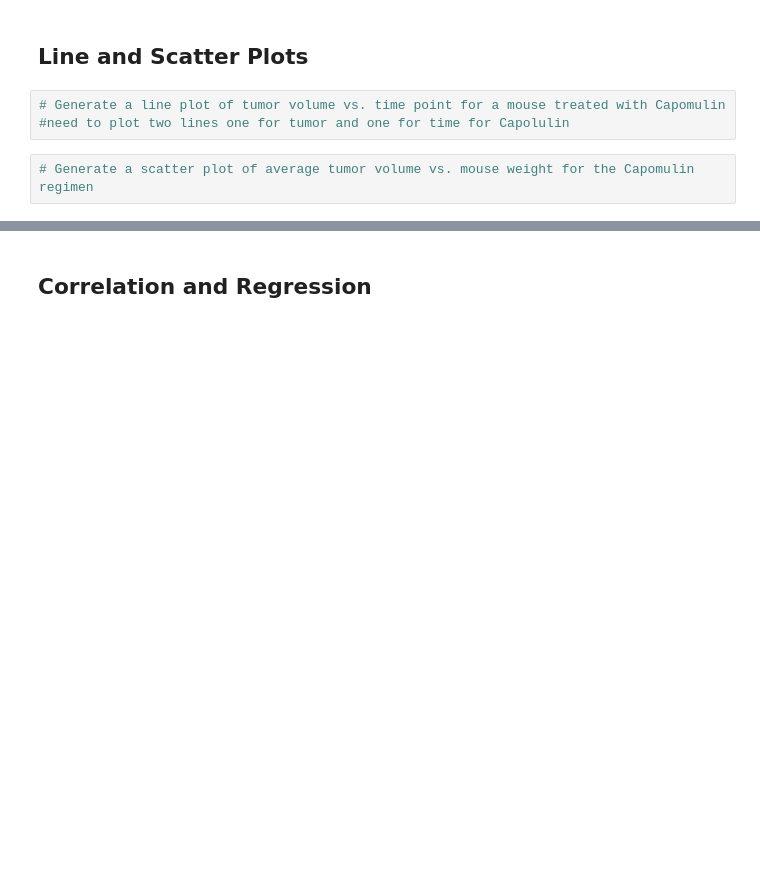
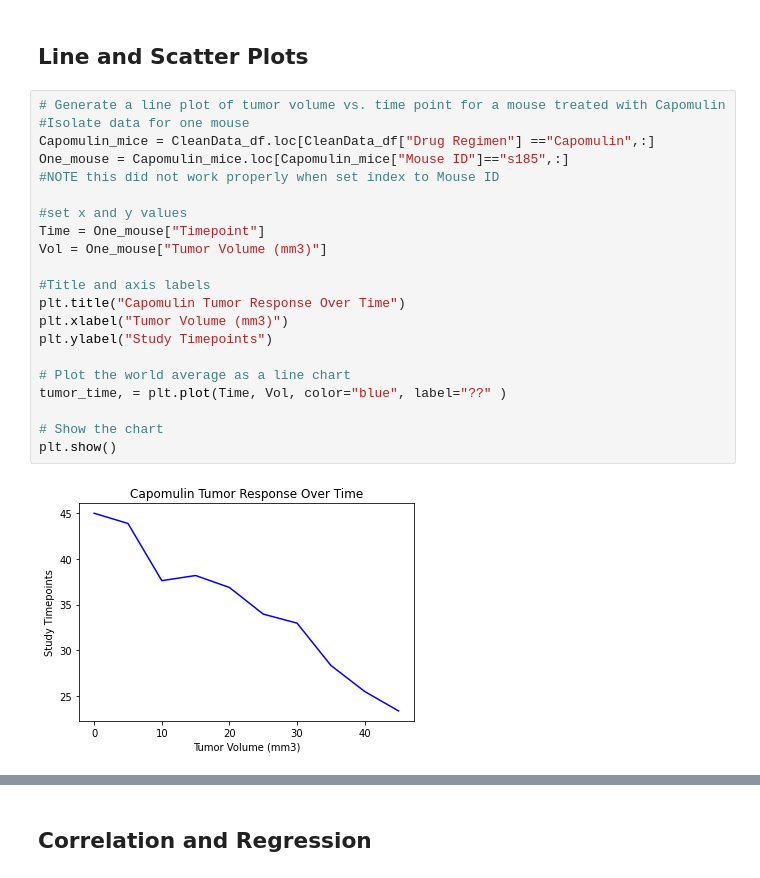
Before and after one commit to KManthey/Matplotlib-challenge, a Jupyter notebook: Pymaceuticals/pymaceuticals_challenge.ipynb, the cells around one changed output, grey strips where cells are left out. Drawn from its saved outputs; the diff is of its cells as text; blank space fills up the shorter version.

```diff
--- a/Pymaceuticals/pymaceuticals_challenge.ipynb
+++ b/Pymaceuticals/pymaceuticals_challenge.ipynb
@@ -234,8 +283,26 @@ Name: Sex, dtype: int64
 # Generate a box plot of the final tumor volume of each mouse across four regimens of interest
 # %% [markdown]
 ## Line and Scatter Plots
-# %%
-# Generate a line plot of tumor volume vs. time point for a mouse treated with Capomulin
-#need to plot two lines one for tumor and one for time for Capolulin
-# %%
-# Generate a scatter plot of average tumor volume vs. mouse weight for the Capomulin regimen
+# %%
+# Generate a line plot of tumor volume vs. time point for a mouse treated with Capomulin
+#Isolate data for one mouse
+Capomulin_mice = CleanData_df.loc[CleanData_df["Drug Regimen"] =="Capomulin",:]
+One_mouse = Capomulin_mice.loc[Capomulin_mice["Mouse ID"]=="s185",:]
+#NOTE this did not work properly when set index to Mouse ID
+
+#set x and y values
+Time = One_mouse["Timepoint"]
+Vol = One_mouse["Tumor Volume (mm3)"]
+
+#Title and axis labels
+plt.title("Capomulin Tumor Response Over Time")
+plt.xlabel("Tumor Volume (mm3)")
+plt.ylabel("Study Timepoints")
+
+# Plot the world average as a line chart
+tumor_time, = plt.plot(Time, Vol, color="blue", label="??" )
+
+# Show the chart
+plt.show()
+# %% [output]
+[figure, added]
```
Also changed, not shown: parts of 4 cells of this notebook, 1 other file.
